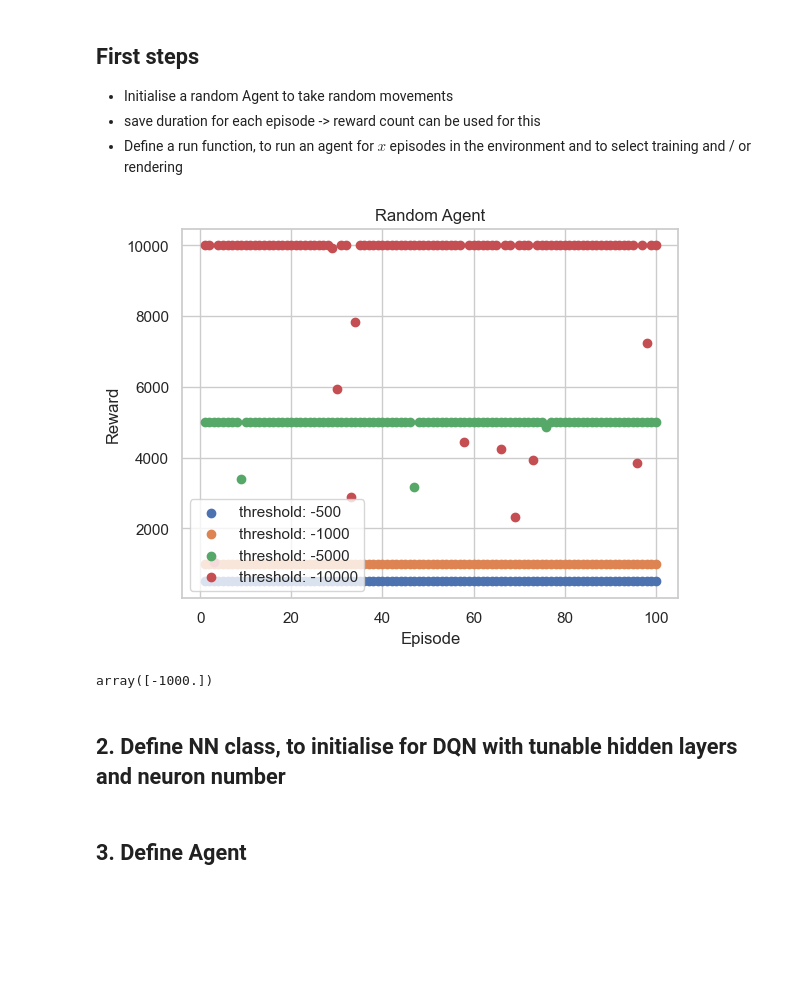
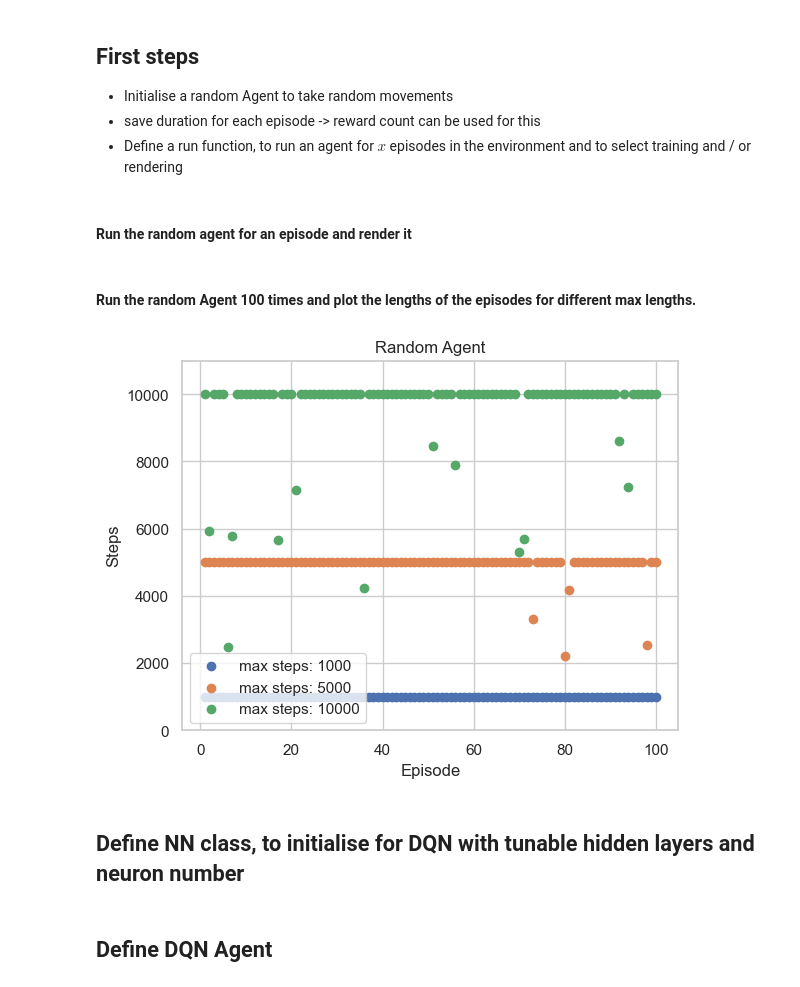
Before and after one commit to LionelSafar/Rolls-Royce-Peak-Plower, a Jupyter notebook: main.ipynb, the cells around one changed output. Drawn from its saved outputs; the diff is of its cells as text; code cells hidden in the pictures; blank space fills up the shorter version.

```diff
--- a/main.ipynb
+++ b/main.ipynb
@@ -76,16 +140,18 @@ Physical explanation:
 - Define a run function, to run an agent for $x$ episodes in the environment and to select training and / or rendering
 # %%
 class RandomAgent:
-    def __init__(self, discretize=20):
+    def __init__(self):
         self.action_space = env.action_space
-        self.pos_space = np.linspace(-1.2, 0.6, discretize)
-        self.vel_space = np.linspace(-0.07, 0.07, discretize)
+        self.observation_space = env.observation_space
 
     def observe(self, state, action, next_state, reward, terminated):
         pass
 
-    def select_action(self, state):
-        return self.action_space.sample() # take a random action
+    def select_action(self, state, steps):
+        return self.action_space.sample()  # take a random action
 
-    def update(self):
-        return 0 # return 0 for loss to avoid error
+    def update(self, steps):
+        return 0  # return 0 for loss to avoid error
+
+    def save(self):
+        pass
@@ -200,32 +158,35 @@ def run(agent, episodes, render=False, is_training=True, truncate=-1000):
+# %% [markdown]
+#### Run the random agent for an episode and render it
+# %%
+random_agent = RandomAgent()
+_ = run(random_agent, 1, render=True)
+# %% [markdown]
+#### Run the random Agent 100 times and plot the lengths of the episodes for different max lengths.
 # %%
 # run the random Agent 100 times and plot rewards
 random_agent = RandomAgent()
-truncate_list = [-500, -1000, -5000, -10000]
-steps = []
+max_episode_lengths = [1000, 5000, 10000]
+episode_lengths = []
 
 fig, ax = plt.subplots()
 
-for truncate in truncate_list:
-    rewards = run(random_agent, 100, truncate=truncate)
-    steps.append(np.abs(rewards))
+for max_episode_length in max_episode_lengths:
+    episodes_lengths, _, _ = run(random_agent, 100, max_episode_steps=max_episode_length)
+    episode_lengths.append(episodes_lengths)
 
     # plot steps taken of current episode
-    ax.scatter(np.arange(1, 101), np.abs(rewards), label=f'threshold: {truncate}')
+    ax.scatter(np.arange(1, 101), episodes_lengths, label=f'max steps: {max_episode_length}')
 
 #ax.hlines(np.abs(5000), 0, 100, colors='red', linestyles='dashed', label='threshold') --> In case we want to plot a threshold line
-ax.set(xlabel='Episode', ylabel='Reward', title='Random Agent')
+ax.set(xlabel='Episode', ylabel='Steps', title='Random Agent', ylim=(0, 11000))
 
 plt.legend(loc='lower left')
 plt.savefig('Random_Agent_varyin.png')
 plt.show()
 # %% [output]
-[figure, old version]
+[figure, new version]
-# %%
-run(random_agent, 1, render=True) #--> In case we want to render the environment
-# %% [output]
-array([-1000.])
 # %% [markdown]
-## 2. Define NN class, to initialise for DQN with tunable hidden layers and neuron number
+## Define NN class, to initialise for DQN with tunable hidden layers and neuron number
 # %%
 # Define Network class for DQN with 1 hidden layer and relu activation
 class DQN(nn.Module):
@@ -242,6 +203,6 @@ class DQN(nn.Module):
         x = self.out(x)
         return x
 # %% [markdown]
-## 3. Define Agent
+## Define DQN Agent
 # %%
 class DQNAgent:
```
Also changed, not shown: parts of 24 cells of this notebook, 10 other files.
